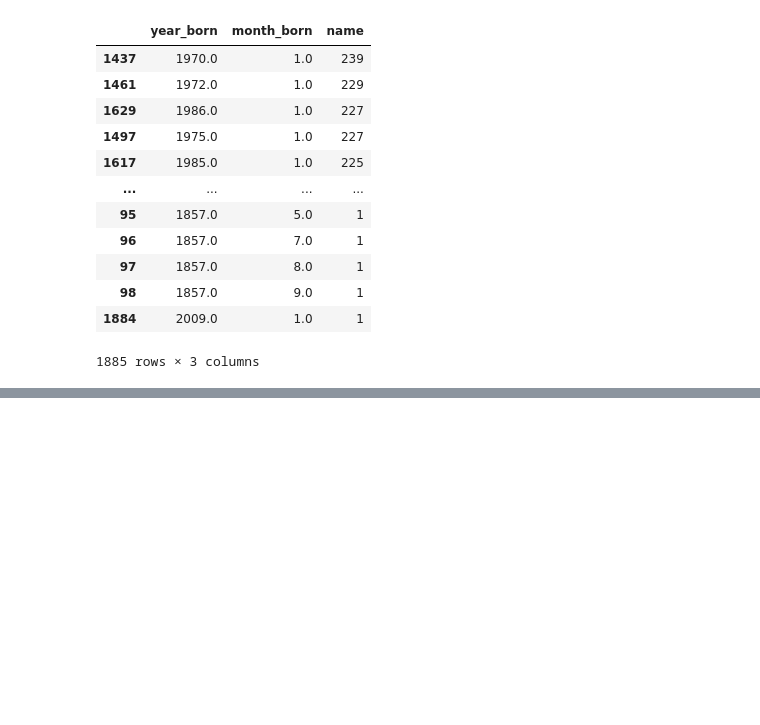
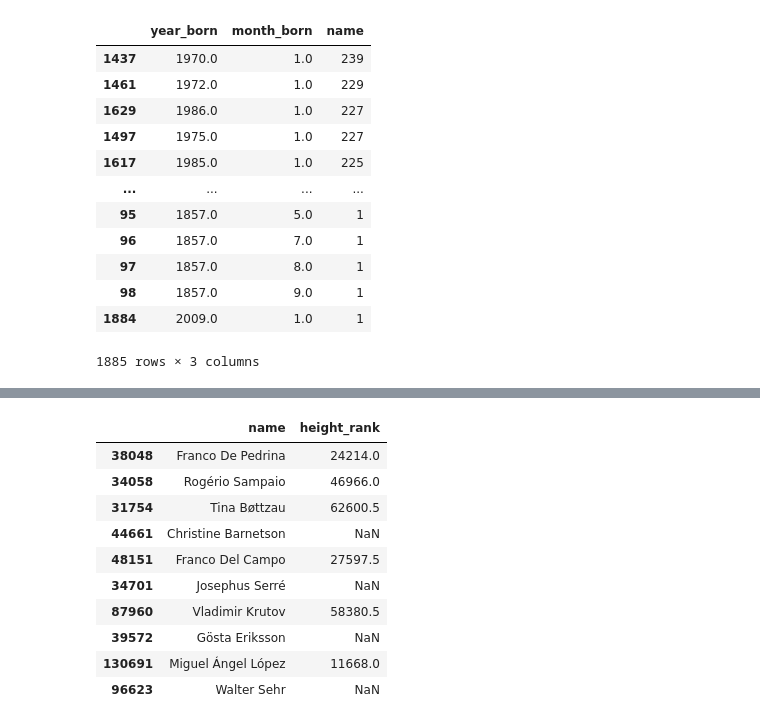
Before and after one commit to adityasx69/machine-learning, a Jupyter notebook: complete-pandas-tutorial-master/tut.ipynb, the cells around one changed output, grey strips where cells are left out. Drawn from its saved outputs; the diff is of its cells as text; code cells hidden in the pictures; blank space fills up the shorter version.

```diff
--- a/complete-pandas-tutorial-master/tut.ipynb
+++ b/complete-pandas-tutorial-master/tut.ipynb
@@ -987,0 +1012,16 @@ bios.groupby([bios['year_born'],bios['month_born']])['name'].count().reset_index
+# %%
+bios['height_rank'] = bios['height_cm'].rank(ascending=False)
+# %%
+bios.sort_values(['height_rank']).sample(10)[['name','height_rank']]
+# %% [output]
+|  | name | height_rank |
+| 38048 | Franco De Pedrina | 24214.0 |
+| 34058 | Rogério Sampaio | 46966.0 |
+| 31754 | Tina Bøttzau | 62600.5 |
+| 44661 | Christine Barnetson | NaN |
+| 48151 | Franco Del Campo | 27597.5 |
+| 34701 | Josephus Serré | NaN |
+| 87960 | Vladimir Krutov | 58380.5 |
+| 39572 | Gösta Eriksson | NaN |
+| 130691 | Miguel Ángel López | 11668.0 |
+| 96623 | Walter Sehr | NaN |
```
Also changed, not shown: parts of 11 cells of this notebook.
